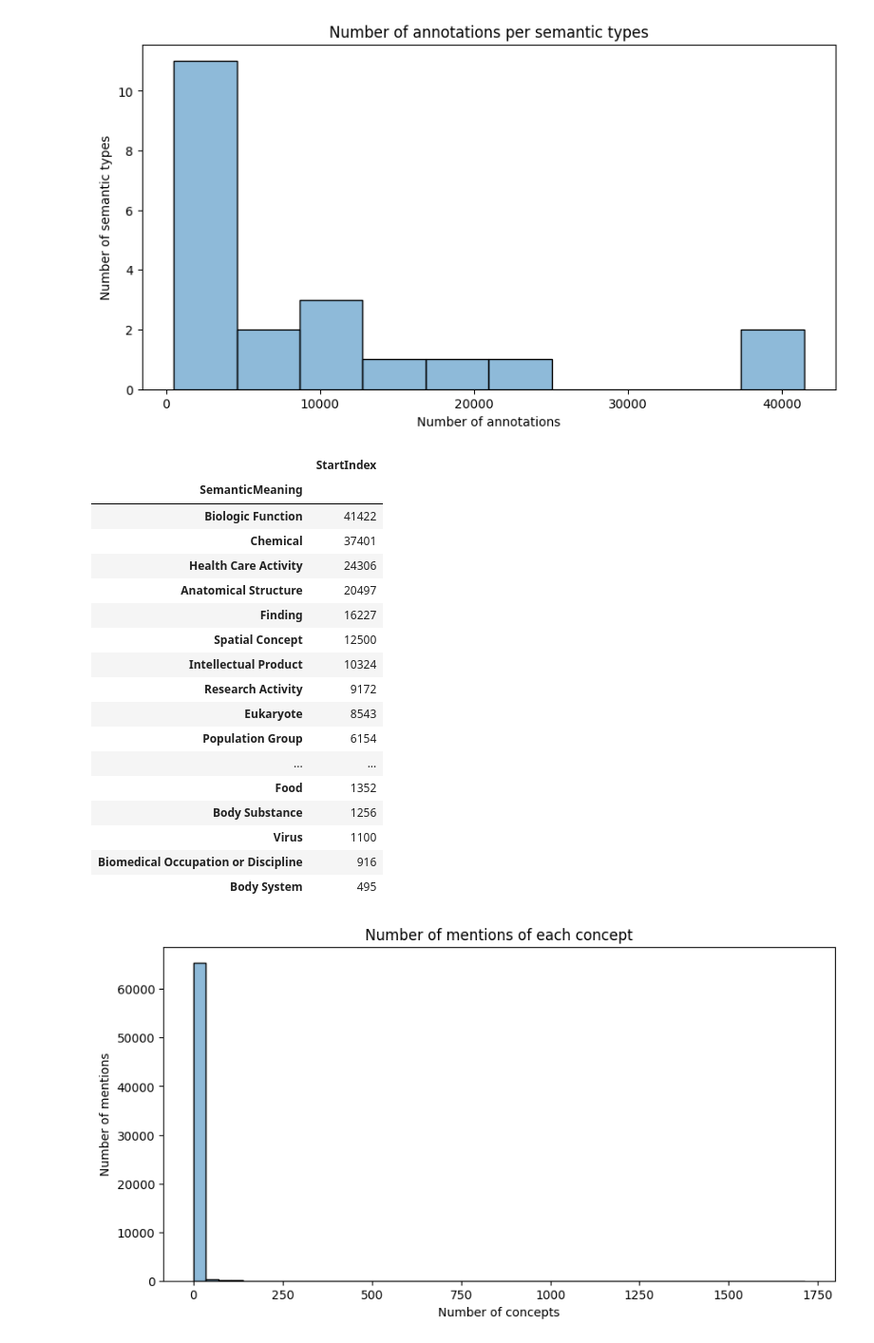
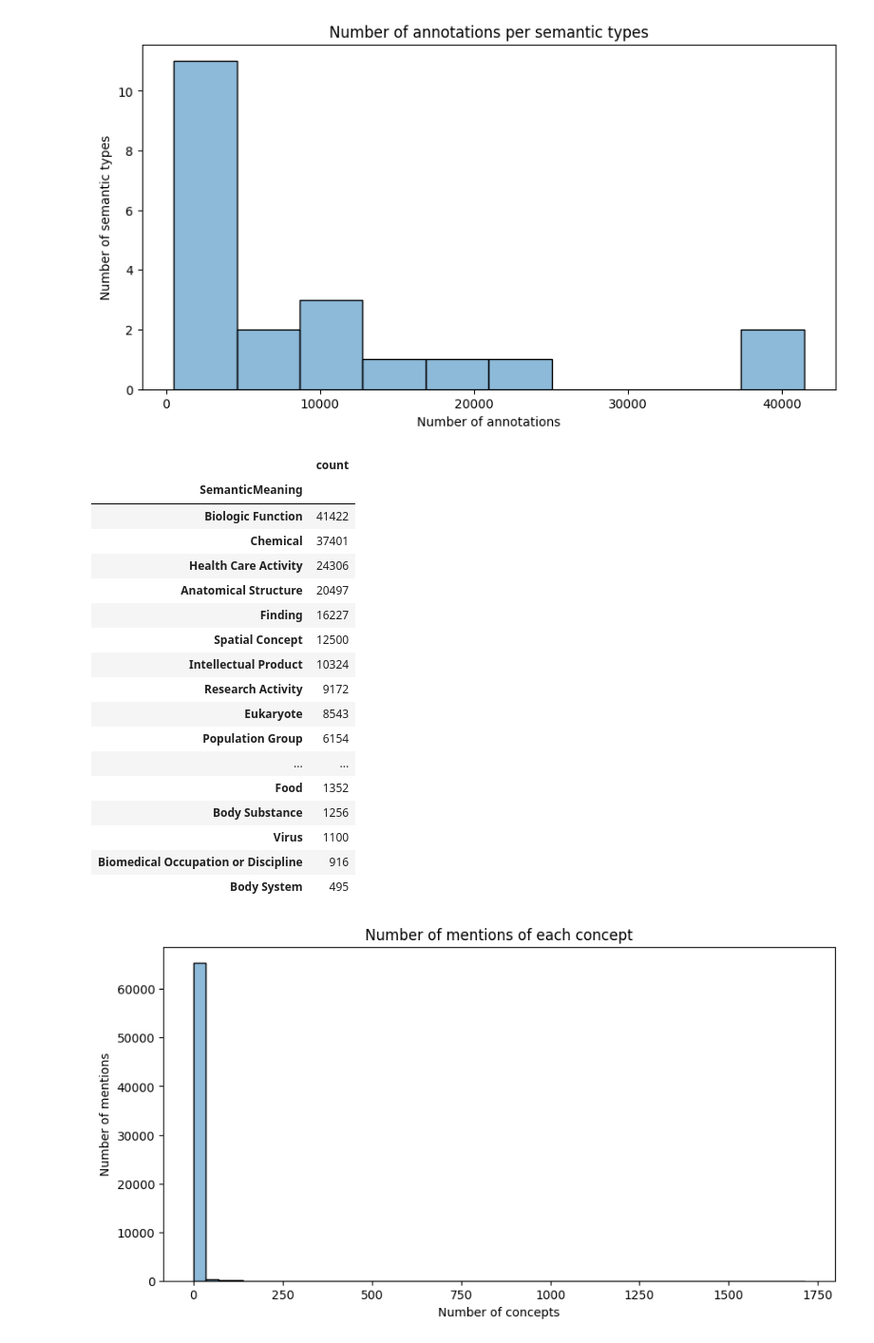
Before and after one commit to hadaszm/NLP, a Jupyter notebook: data_analysis.ipynb, the cells around one changed output. Shown: that part at 95% size. Saved outputs shown, nothing was run; the diff lists cells and outputs as text; code cells hidden in the pictures.

Commit message:
updated data analysis and add topics per document

```diff
--- a/data_analysis.ipynb
+++ b/data_analysis.ipynb
@@ -12,6 +12,8 @@ import numpy as np
 # %%
 def parse(file_path:str, data_columns:list,annotations_columns:list) -> tuple[pd.DataFrame, pd.DataFrame, pd.DataFrame]:
     """
+    Function parses data from text document into 3 dataframes.
+
     Parameters
     ----------
     file_path : str
@@ -32,7 +34,8 @@ def parse(file_path:str, data_columns:list,annotations_columns:list) -> tuple[pd
     data = pd.DataFrame(columns = data_columns)
     annotations = pd.DataFrame(columns = annotations_columns)
     errors = pd.DataFrame()
-    # hardcoded
+    # hardcoded -  differentiate if the line contains content or annotation
+    # if HEADED it is content
     HEADER = re.compile(r"(?P<PMID>[0-9]*)\|(?P<Type>[t|a])\|(?P<Content>.*)")
     with gzip.open(file_path, 'rb') as f:
         i = 0
@@ -85,6 +115,9 @@ semanitc_mapper = dict(zip(semantic_mapping[1],semantic_mapping[2] ))
 # %%
 annotations_21['EntityID'] = annotations_21['EntityID'].apply(lambda x : x.replace('\n',''))
 annotations_21['SemanticMeaning'] = annotations_21['SemanticTypeID'].apply(lambda x : semanitc_mapper[x])
+# %%
+data_21 = data_21.reset_index()
+annotations_21 = annotations_21.reset_index()
 # %% [markdown]
 ### Checking if numbers in paper are correct
 # %%
@@ -122,12 +166,12 @@ draw_histogram(annots_per_documents,'Number of annotations per document', 'Numbe
 # %%
-annots_per_sem = annotations_21.groupby('SemanticMeaning').agg({'StartIndex ':len})
+annots_per_sem = annotations_21.groupby('SemanticMeaning').agg(count = ('index',len))
 draw_histogram(annots_per_sem,'Number of annotations per semantic types', 'Number of annotations', 'Number of semantic types', bins_number=10)
 # %% [output]
 [figure]
 # %%
-annots_per_sem.sort_values(by = "StartIndex ", ascending=False)
+annots_per_sem.sort_values(by = "count", ascending=False)
 # %% [output]
-|  | StartIndex |
+|  | count |
 | SemanticMeaning |  |
 | Biologic Function | 41422 |
 | Chemical | 37401 |
```
Also changed, not shown: parts of 23 cells of this notebook, 1 other file.
